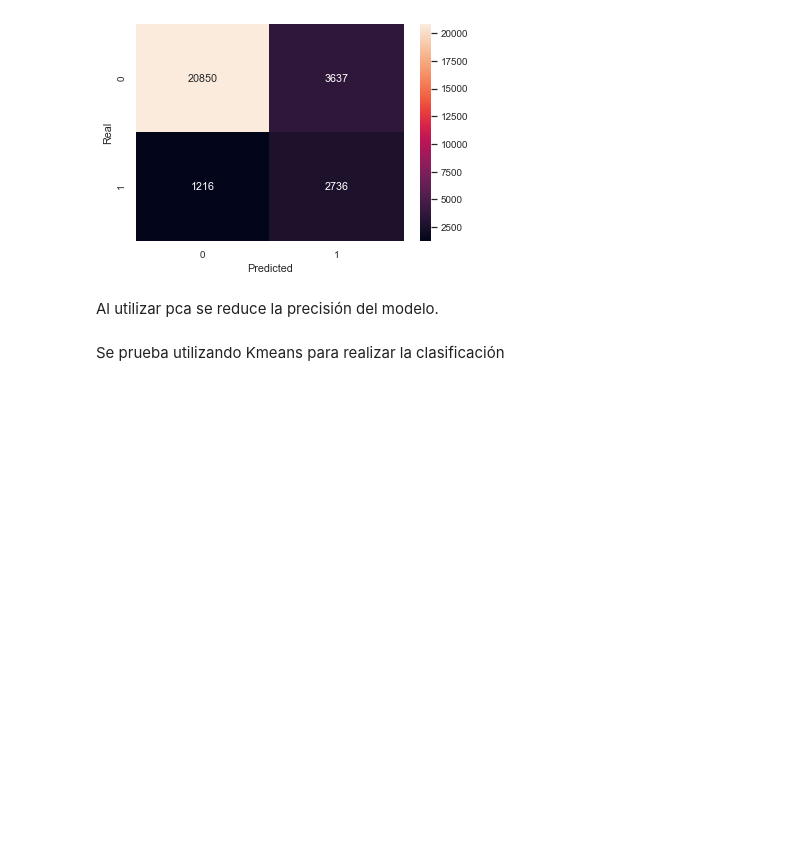
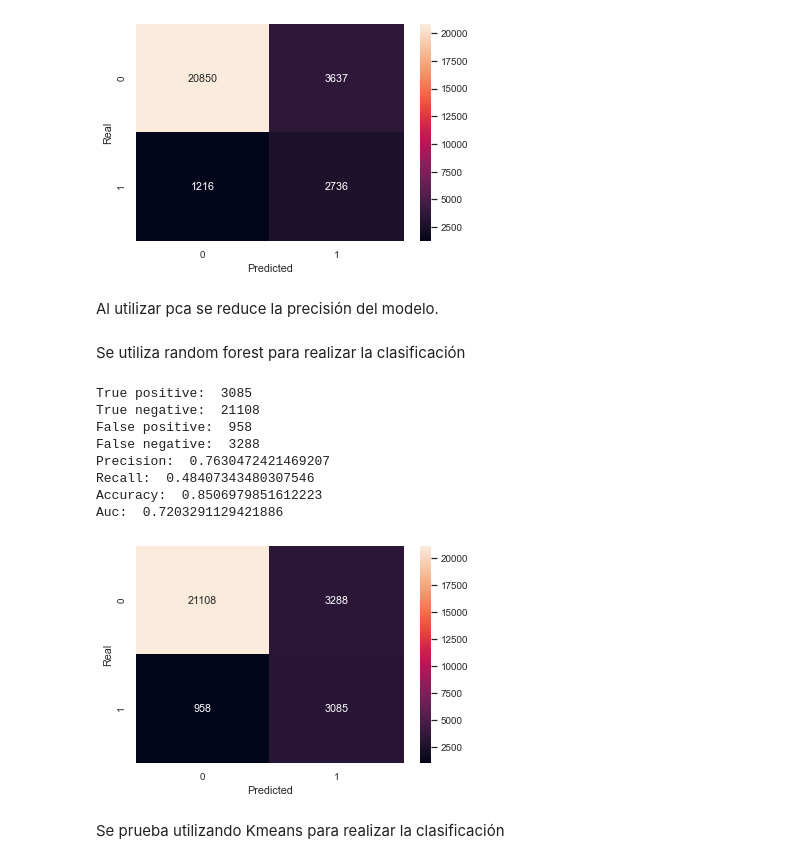
Before and after one commit to GonzaloRomeroR/CEIA, a Jupyter notebook: intro_ia/TP/TP.ipynb, the cells around one changed output. Cells and saved outputs as stored; diff of their text form; code cells hidden in the pictures; blank space fills up the shorter version.

Commit message:
Add random forest classification

```diff
--- a/intro_ia/TP/TP.ipynb
+++ b/intro_ia/TP/TP.ipynb
@@ -979,6 +979,26 @@ Auc:  0.6871018756918409
 [figure]
 # %% [markdown]
 Al utilizar pca se reduce la precisión del modelo.
+# %% [markdown]
+Se utiliza random forest para realizar la clasificación
+# %%
+from sklearn.ensemble import RandomForestClassifier
+
+clf = RandomForestClassifier()
+clf.fit(X_train, Y_train.to_numpy().ravel())
+y_forest_predict = clf.predict(X_test)
+
+evaluate_model(Y_test.to_numpy(), y_forest_predict)
+# %% [output]
+True positive:  3085
+True negative:  21108
+False positive:  958
+False negative:  3288
+Precision:  0.7630472421469207
+Recall:  0.48407343480307546
+Accuracy:  0.8506979851612223
+Auc:  0.7203291129421886
+[figure, added]
 # %% [markdown]
 Se prueba utilizando Kmeans para realizar la clasificación
 # %%
```
